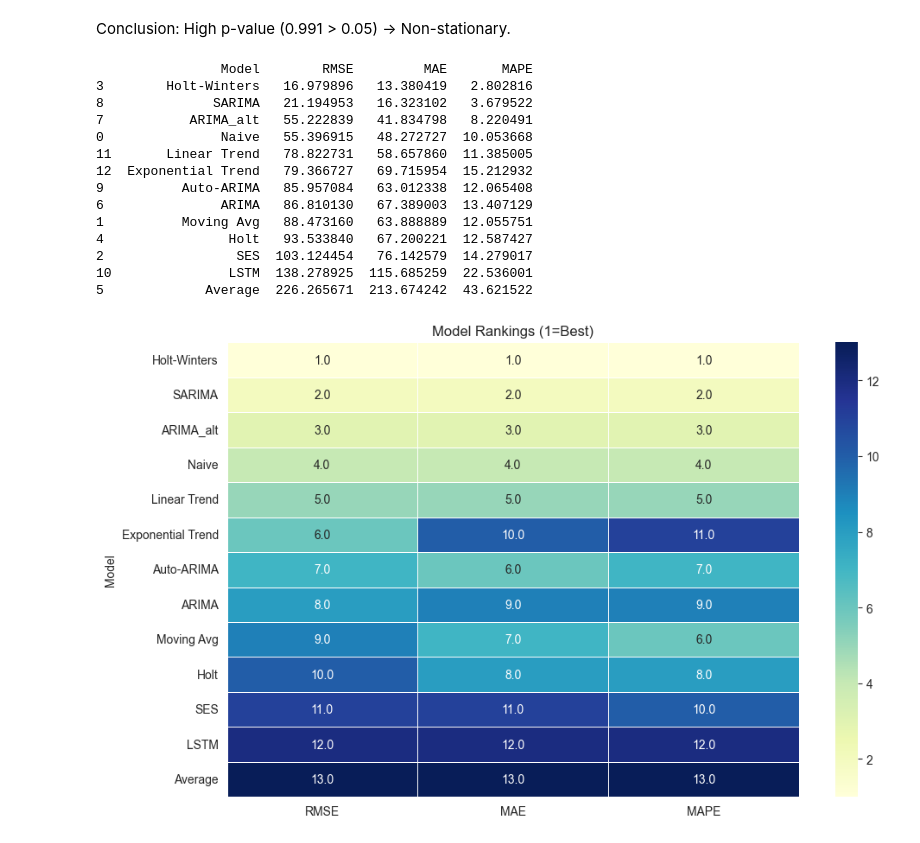
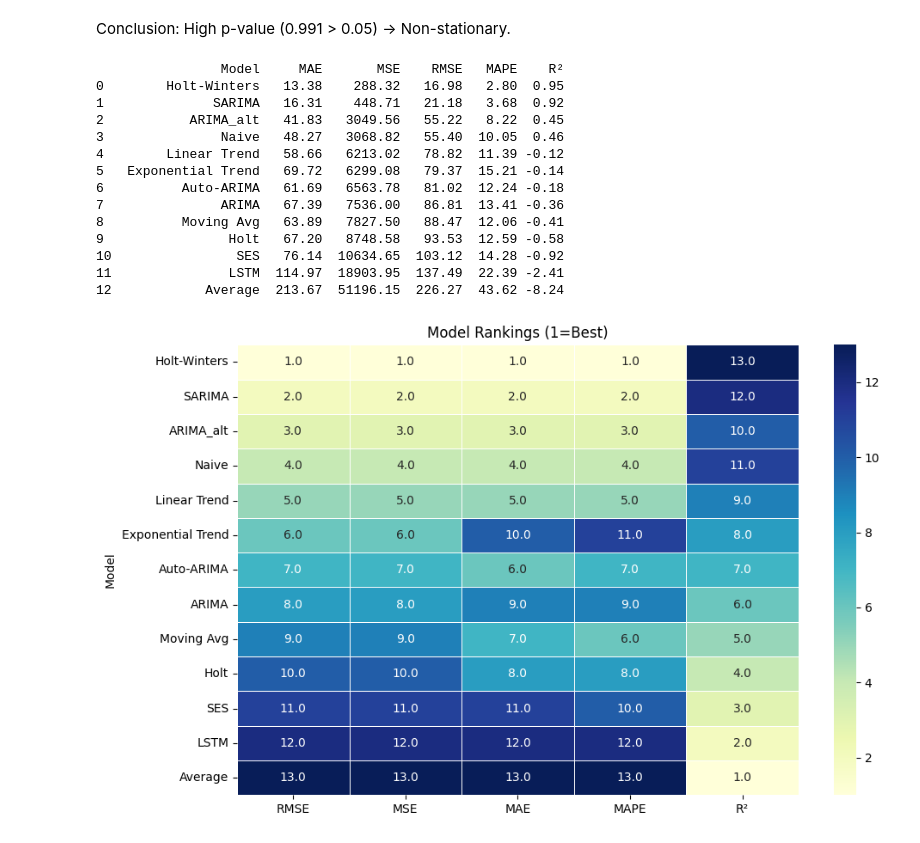
Before and after one commit to saajiidi/AirPassengers_Forecasting, a Jupyter notebook: AirPass_Forecast_2.ipynb, the cells around one changed output. Cells and saved outputs as stored; diff of their text form; code cells hidden in the pictures.

```diff
--- a/AirPass_Forecast_2.ipynb
+++ b/AirPass_Forecast_2.ipynb
@@ -160,7 +160,9 @@ log_y = np.log(y)
 exp_model = LinearRegression().fit(X, log_y)
 exp_forecast = np.exp(exp_model.predict(X_test))
 # %%
-from sklearn.metrics import mean_squared_error, mean_absolute_error
+from sklearn.metrics import mean_squared_error, mean_absolute_error, r2_score
+import warnings
+warnings.filterwarnings("ignore")
 
 def evaluate_forecast(forecast, actual):
 
@@ -184,13 +186,32 @@ def evaluate_forecast(forecast, actual):
     if len(forecast_arr) == 0:
         return np.nan, np.nan, np.nan
 
-    # Calculate metrics
-    rmse = np.sqrt(mean_squared_error(actual_arr, forecast_arr))
-    mae = mean_absolute_error(actual_arr, forecast_arr)
+     # Calculate metrics
+    mse = mean_squared_error(actual_arr, forecast_arr)  # Mean Squared Error
+    rmse = np.sqrt(mse)  # Root Mean Squared Error
+    mae = mean_absolute_error(actual_arr, forecast_arr)  # Mean Absolute Error
     with np.errstate(divide='ignore', invalid='ignore'):
-        mape = np.nanmean(np.abs((actual_arr - forecast_arr) / actual_arr)) * 100
+        mape = np.nanmean(np.abs((actual_arr - forecast_arr) / actual_arr)) * 100  # Mean Absolute Percentage Error
+    r2 = r2_score(actual_arr, forecast_arr)  # R² Score
 
-    return rmse, mae, mape
+    return mae, mse, rmse, mape, r2
+
+# Define models dictionary with available forecasts
+models = {
+    'Naive': naive_forecast['Passengers'],
+    'Moving Avg': np.repeat(ma_forecast, len(test)),
+    'Average': np.repeat(avg_forecast, len(test)),
+    'SES': ses_forecast[:len(test)],
+    'Holt': holt_forecast[:len(test)],
+    'Holt-Winters': hw_forecast[:len(test)],
+    'ARIMA': arima_forecast[:len(test)],
+    'ARIMA_alt': arima_forecast_alt[:len(test)],
+    'SARIMA': sarima_forecast[:len(test)],
+    'Auto-ARIMA': auto_forecast[:len(test)],
+    'Linear Trend': linear_forecast,
+    'Exponential Trend': exp_forecast,
+    'LSTM': lstm_forecast
+}
 
 # Evaluation code
 results = {
@@ -200,43 +221,48 @@ results = {
 
 results_df = pd.DataFrame(
     [(model, *metrics) for model, metrics in results.items()],
-    columns=['Model', 'RMSE', 'MAE', 'MAPE']
-).sort_values('RMSE')
+    columns=['Model', 'MAE', 'MSE', 'RMSE', 'MAPE', 'R²']
+).sort_values('RMSE').round(2)
+
+
+# ignore index in the output
+results_df.reset_index(drop=True, inplace=True)
+
 
 print(results_df)
 # %% [output]
-                Model        RMSE         MAE       MAPE
-3        Holt-Winters   16.979896   13.380419   2.802816
-8              SARIMA   21.194953   16.323102   3.679522
-7           ARIMA_alt   55.222839   41.834798   8.220491
-0               Naive   55.396915   48.272727  10.053668
-11       Linear Trend   78.822731   58.657860  11.385005
-12  Exponential Trend   79.366727   69.715954  15.212932
-9          Auto-ARIMA   85.957084   63.012338  12.065408
-6               ARIMA   86.810130   67.389003  13.407129
-1          Moving Avg   88.473160   63.888889  12.055751
-4                Holt   93.533840   67.200221  12.587427
-2                 SES  103.124454   76.142579  14.279017
-10               LSTM  138.278925  115.685259  22.536001
-5             Average  226.265671  213.674242  43.621522
+                Model     MAE       MSE    RMSE   MAPE    R²
+0        Holt-Winters   13.38    288.32   16.98   2.80  0.95
+1              SARIMA   16.31    448.71   21.18   3.68  0.92
+2           ARIMA_alt   41.83   3049.56   55.22   8.22  0.45
+3               Naive   48.27   3068.82   55.40  10.05  0.46
+4        Linear Trend   58.66   6213.02   78.82  11.39 -0.12
+5   Exponential Trend   69.72   6299.08   79.37  15.21 -0.14
+6          Auto-ARIMA   61.69   6563.78   81.02  12.24 -0.18
+7               ARIMA   67.39   7536.00   86.81  13.41 -0.36
+8          Moving Avg   63.89   7827.50   88.47  12.06 -0.41
+9                Holt   67.20   8748.58   93.53  12.59 -0.58
+10                SES   76.14  10634.65  103.12  14.28 -0.92
+11               LSTM  114.97  18903.95  137.49  22.39 -2.41
+12            Average  213.67  51196.15  226.27  43.62 -8.24
 # %%
 import seaborn as sns
 # Create ranking for each metric
 rank_df = results_df.copy()
-for col in ['RMSE', 'MAE', 'MAPE']:
+for col in ['RMSE', 'MSE', 'MAE', 'MAPE', 'R²']:
     rank_df[col] = rank_df[col].rank(ascending=True)
 
 plt.figure(figsize=(10, 6))
 # Sort the DataFrame by RMSE before plotting
-sorted_rank_df = rank_df.sort_values('RMSE').set_index('Model')[['RMSE', 'MAE', 'MAPE']]
+sorted_rank_df = rank_df.sort_values('RMSE').set_index('Model')[['RMSE', 'MSE', 'MAE', 'MAPE', 'R²']]
 sns.heatmap(sorted_rank_df,
             annot=True, cmap="YlGnBu", fmt=".1f",
             linewidths=.5)
 plt.title("Model Rankings (1=Best)")
 plt.tight_layout()
 plt.show()
 # %% [output]
-[figure, old version]
+[figure, new version]
 # %%
 
 # Plotting the forecasts of selected models for comparison
```
Also changed, not shown: parts of 3 cells of this notebook, 3 other files.
